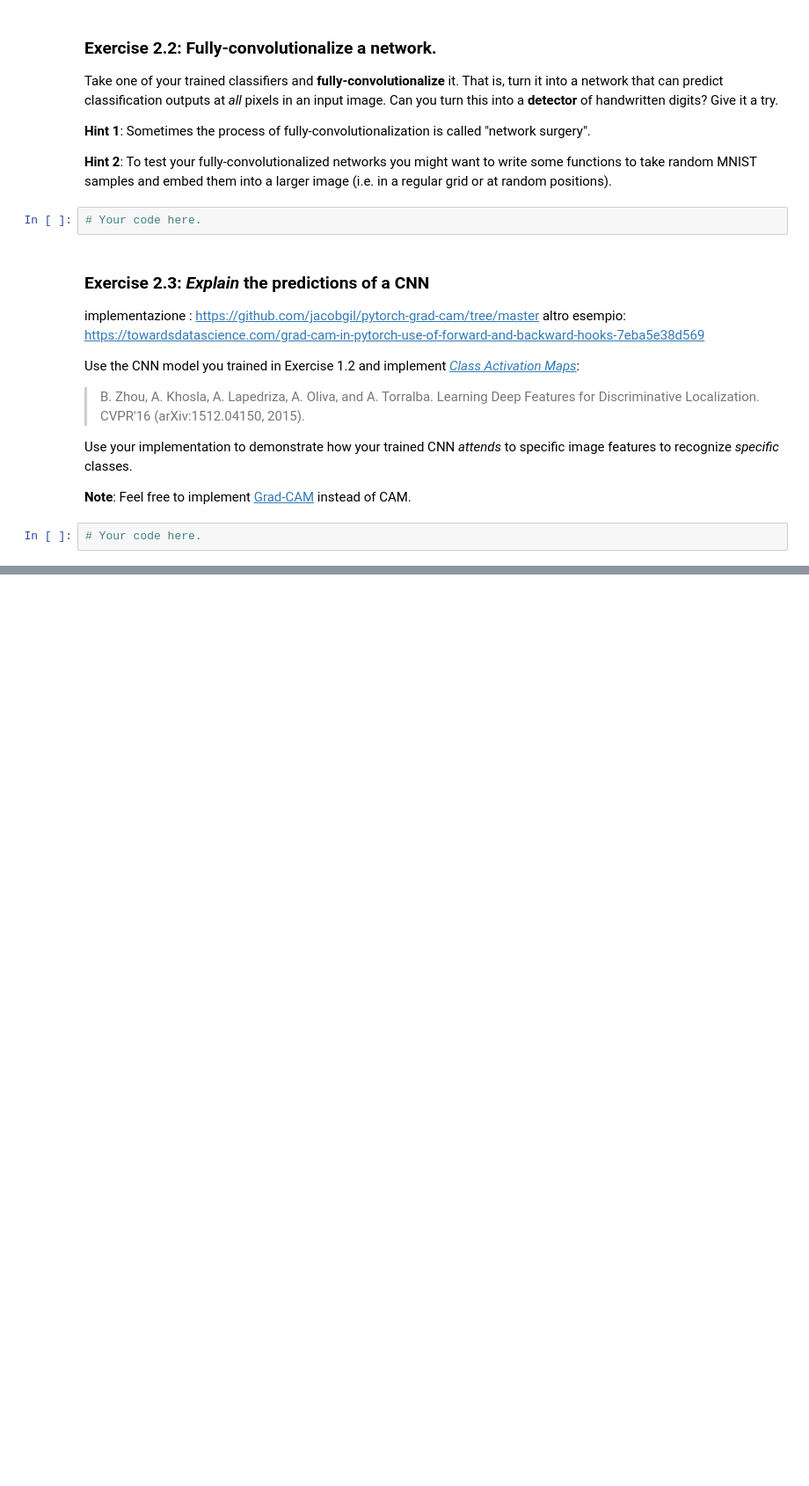
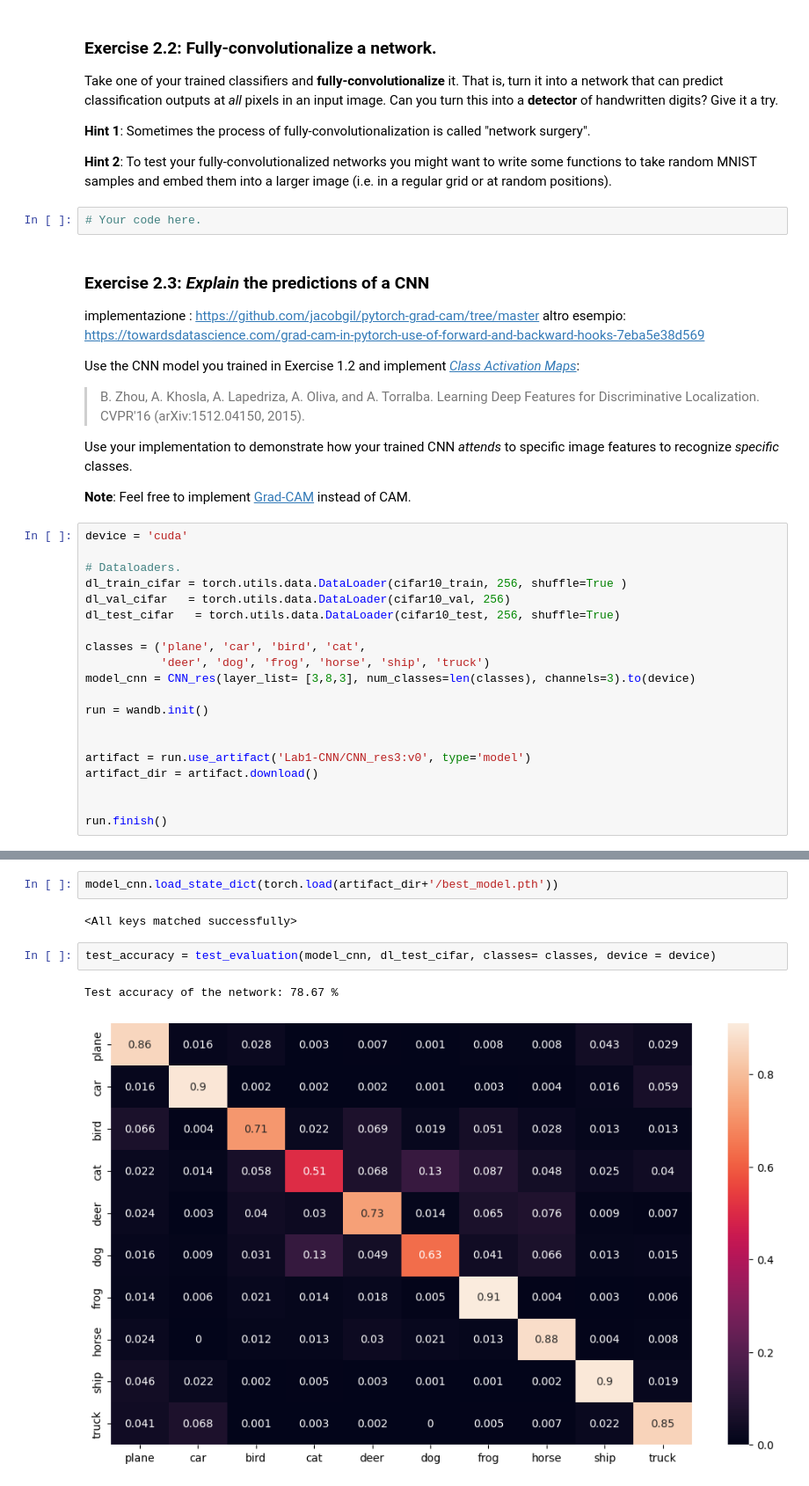
Before and after one commit to marcochisciedu/DLAProjects, a Jupyter notebook: Lab1-CNNs.ipynb, the cells around one changed output, grey strips where cells are left out. Shown at 88% size. Cells and saved outputs as stored; diff of their text form; blank space fills up the shorter version.

```diff
--- a/Lab1-CNNs.ipynb
+++ b/Lab1-CNNs.ipynb
@@ -1889,4 +1889,22 @@ Use your implementation to demonstrate how your trained CNN *attends* to specifi
 
 **Note**: Feel free to implement [Grad-CAM](https://arxiv.org/abs/1610.02391) instead of CAM.
 # %%
-# Your code here.
+device = 'cuda'
+
+# Dataloaders.
+dl_train_cifar = torch.utils.data.DataLoader(cifar10_train, 256, shuffle=True )
+dl_val_cifar   = torch.utils.data.DataLoader(cifar10_val, 256)
+dl_test_cifar   = torch.utils.data.DataLoader(cifar10_test, 256, shuffle=True)
+
+classes = ('plane', 'car', 'bird', 'cat',
+           'deer', 'dog', 'frog', 'horse', 'ship', 'truck')
+model_cnn = CNN_res(layer_list= [3,8,3], num_classes=len(classes), channels=3).to(device)
+
+run = wandb.init()
+
+
+artifact = run.use_artifact('Lab1-CNN/CNN_res3:v0', type='model')
+artifact_dir = artifact.download()
+
+
+run.finish()
@@ -1892,0 +1922,9 @@ Use your implementation to demonstrate how your trained CNN *attends* to specifi
+# %%
+model_cnn.load_state_dict(torch.load(artifact_dir+'/best_model.pth'))
+# %% [output]
+<All keys matched successfully>
+# %%
+test_accuracy = test_evaluation(model_cnn, dl_test_cifar, classes= classes, device = device)
+# %% [output]
+Test accuracy of the network: 78.67 %
+[figure, added]
```
Also changed, not shown: parts of 5 cells of this notebook.
